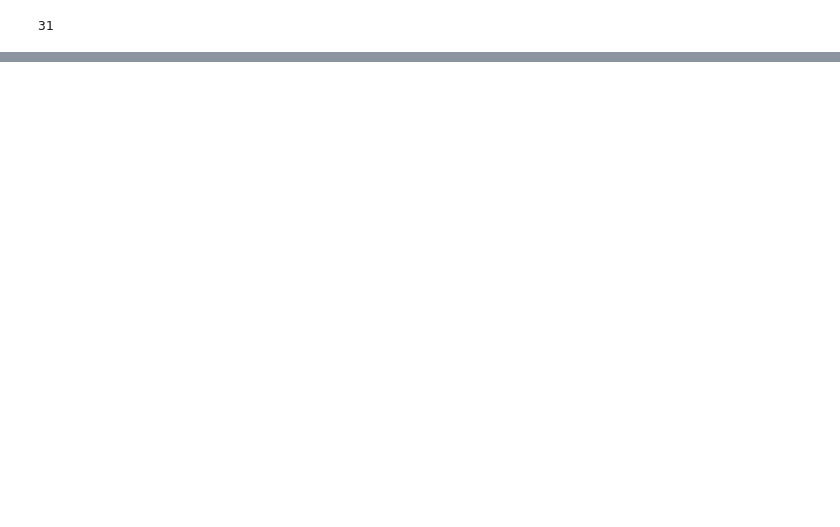
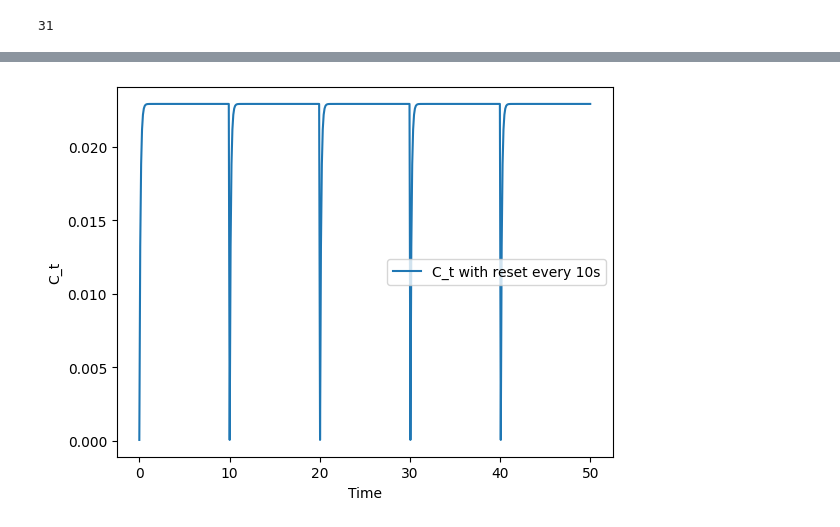
Before and after one commit to archiezq/BloodPressure, a Jupyter notebook: test.ipynb, the cells around one changed output, grey strips where cells are left out. Drawn from its saved outputs; the diff is of its cells as text; code cells hidden in the pictures; blank space fills up the shorter version.

```diff
--- a/test.ipynb
+++ b/test.ipynb
@@ -46,0 +136,53 @@ store_oxygen =[[2.48556827e-04 2.37215464e-04 2.26053444e-04 2.14838874e-04
+# %%
+import numpy as np
+import matplotlib.pyplot as plt
+
+# 参数定义
+C_oxygen = 0.35 # ml O2/ml blood
+k_c = 4.2*10**(-14)
+h_c = 1*10**(-6)
+s_v = 4.74 *10**5
+alpha_b = 3.11*10**(-5) # m3 O2 / mmHg*m3 blood
+alpha_t = 3.95*10**(-5) # m3 O2 / mmHg*m3 blood
+M_max = 2.4*10**(-4) # m3 O2 / mmHg*m3 blood
+C_50 = 2.6*10**(-5) # m3 O2 / mmHg*m3 blood
+phi_c = 0.011303
+phi_t = 0.988697
+C_t = 5.2*10**(-5) # m3 O2 / mmHg*m3 blood
+C_c = 18*10**(-3) #
+q_in = 12.5     # mL blood /second
+C_oxy_inlet = 0.018 # mol O2 / L blood
+
+# 初始条件
+C_t0 = 5.2*10**(-5)
+C_50 = C_t0 / 2  # 根据你的假设
+dt = 0.1  # 时间步长
+T = 50  # 总模拟时间
+steps = int(T / dt)  # 计算步数
+
+# 存储时间序列
+C_t_values = np.zeros(steps)
+C_t_values[0] = C_t0
+time = np.linspace(0, T, steps)
+
+# 定义 dC_t/dt
+def dC_dt(C_t):
+    diffusion = (k_c * s_v * phi_c / (h_c * phi_t)) * ((C_c / alpha_b) - (C_t / alpha_t))
+    consumption = (M_max * C_t) / (C_t + C_50)
+    return diffusion + consumption
+
+# 欧拉法迭代
+for i in range(1, steps):
+    if i * dt % 10 == 0:  # 每 10s 重置 C_t
+        C_t_values[i] = C_t0
+    else:
+        C_t_values[i] = C_t_values[i-1] + dt * dC_dt(C_t_values[i-1])
+
+# 绘制结果
+plt.plot(time, C_t_values, label="C_t with reset every 10s")
+plt.xlabel("Time")
+plt.ylabel("C_t")
+plt.legend()
+plt.show()
+# %% [output]
+[figure, added]
```
Also changed, not shown: parts of 5 cells of this notebook, 6 other files.
